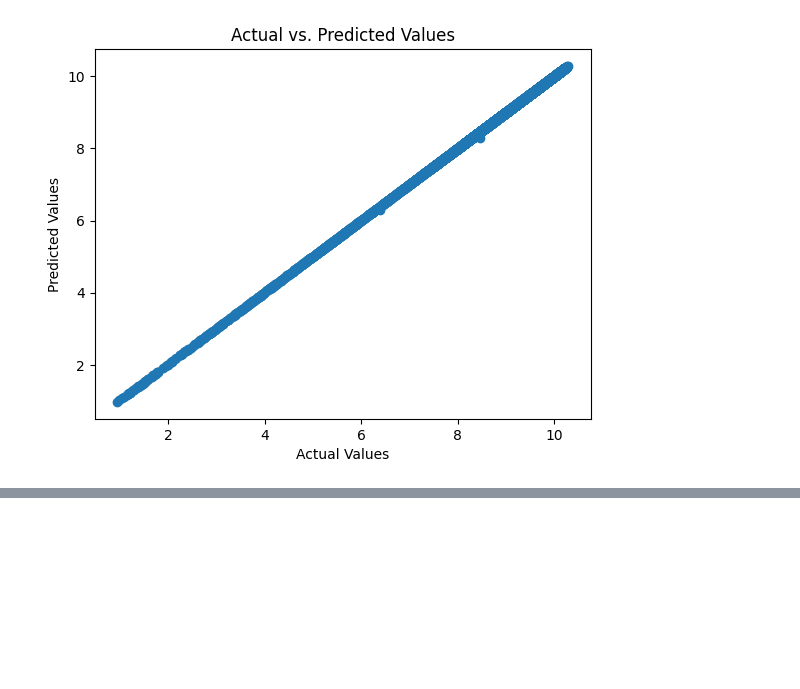
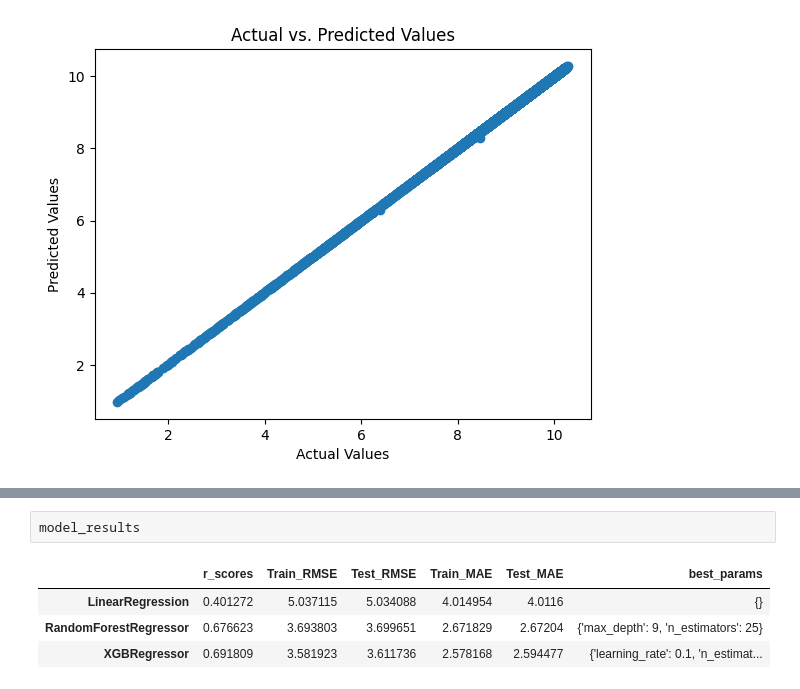
Before and after one commit to Maulik2493/IT496-T18, a Jupyter notebook: 202101489_Sameer_Sonara/202101489_Sameer_Sonara.ipynb, the cells around one changed output, grey strips where cells are left out. Drawn from its saved outputs; the diff is of its cells as text; blank space fills up the shorter version.

```diff
--- a/202101489_Sameer_Sonara/202101489_Sameer_Sonara.ipynb
+++ b/202101489_Sameer_Sonara/202101489_Sameer_Sonara.ipynb
@@ -212,0 +416,7 @@ plt.show()
+# %%
+model_results
+# %% [output]
+|  | r_scores | Train_RMSE | Test_RMSE | Train_MAE | Test_MAE | best_params |
+| LinearRegression | 0.401272 | 5.037115 | 5.034088 | 4.014954 | 4.0116 | {} |
+| RandomForestRegressor | 0.676623 | 3.693803 | 3.699651 | 2.671829 | 2.67204 | {'max_depth': 9, 'n_estimators': 25} |
+| XGBRegressor | 0.691809 | 3.581923 | 3.611736 | 2.578168 | 2.594477 | {'learning_rate': 0.1, 'n_estimat... |
```
Also changed, not shown: parts of 9 cells of this notebook.
